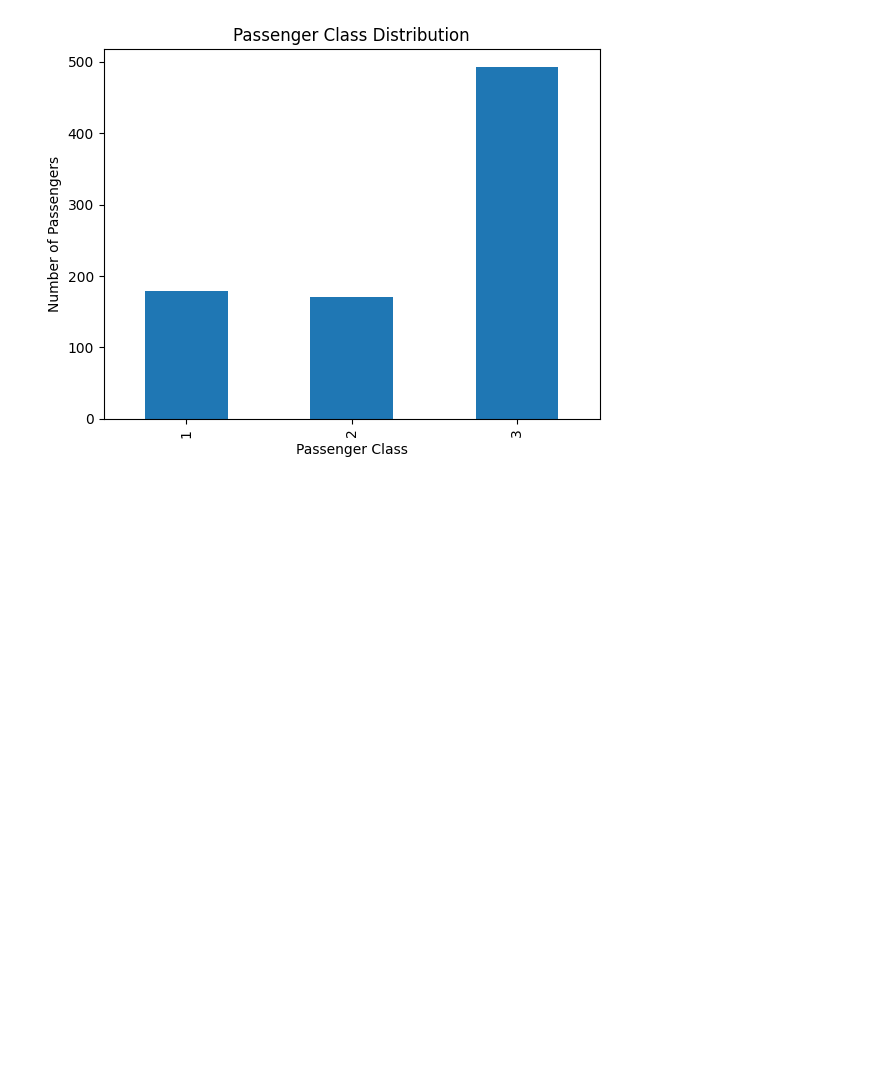
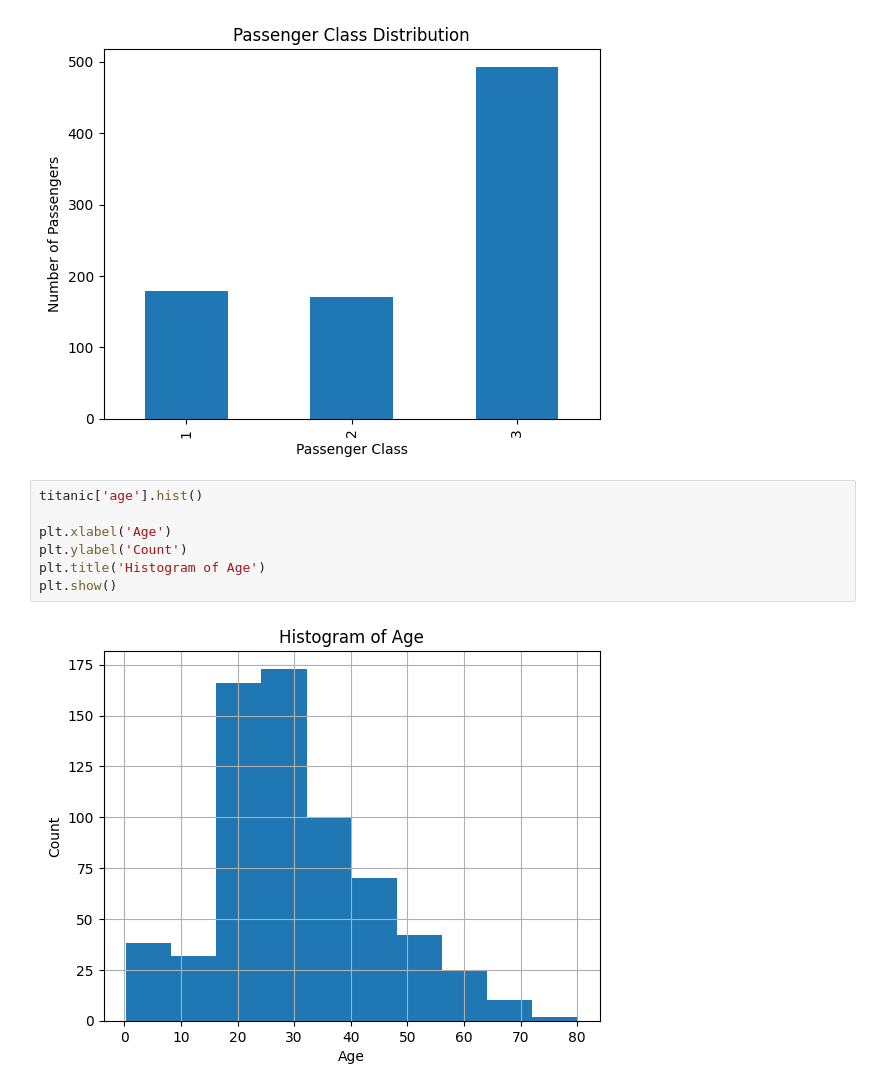
Before and after one commit to hohuyhoanghwr/git_kata, a Jupyter notebook: 01_eda.ipynb, the cells around one changed output. Saved outputs shown, nothing was run; the diff lists cells and outputs as text; blank space fills up the shorter version.

Commit message:
plot age

```diff
--- a/01_eda.ipynb
+++ b/01_eda.ipynb
@@ -64,3 +64,12 @@ plt.title('Passenger Class Distribution')
 plt.show()
 # %% [output]
 [figure]
+# %%
+titanic['age'].hist()
+
+plt.xlabel('Age')
+plt.ylabel('Count')
+plt.title('Histogram of Age')
+plt.show()
+# %% [output]
+[figure, added]
```
